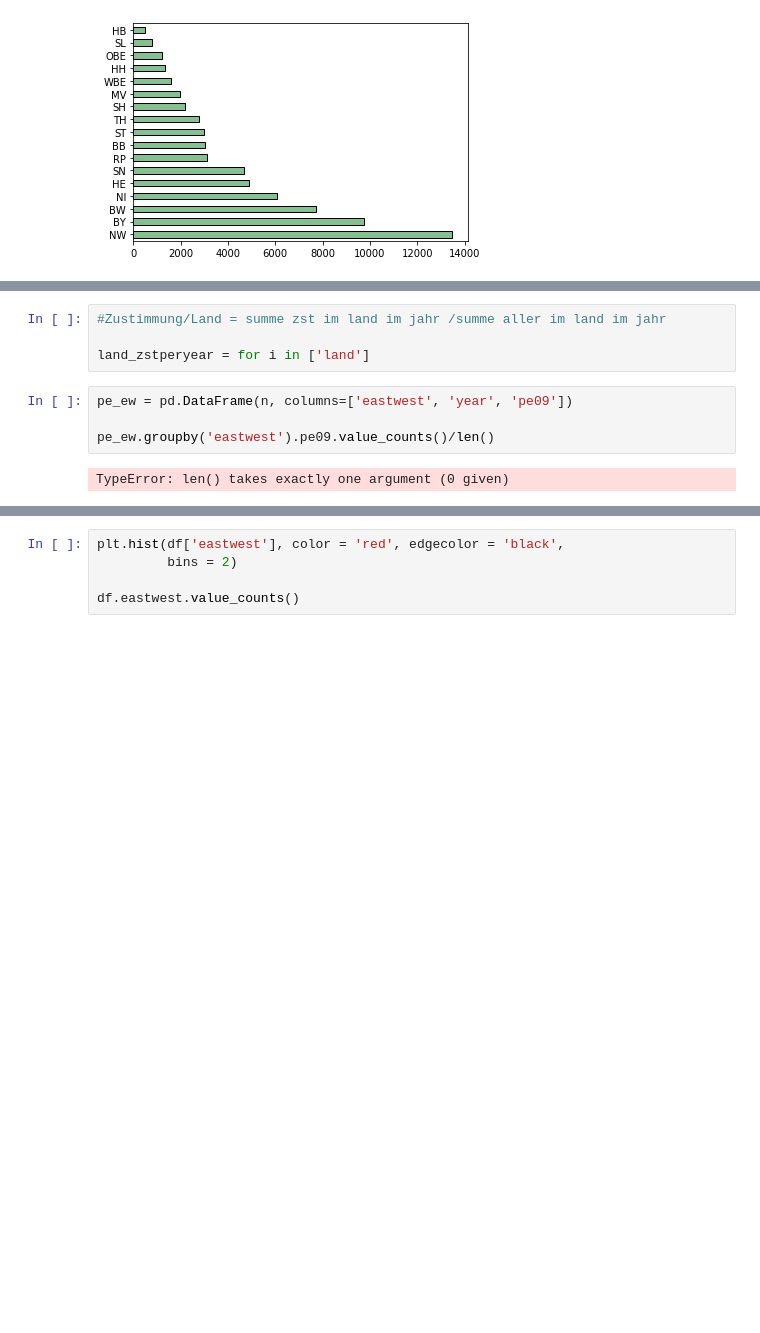
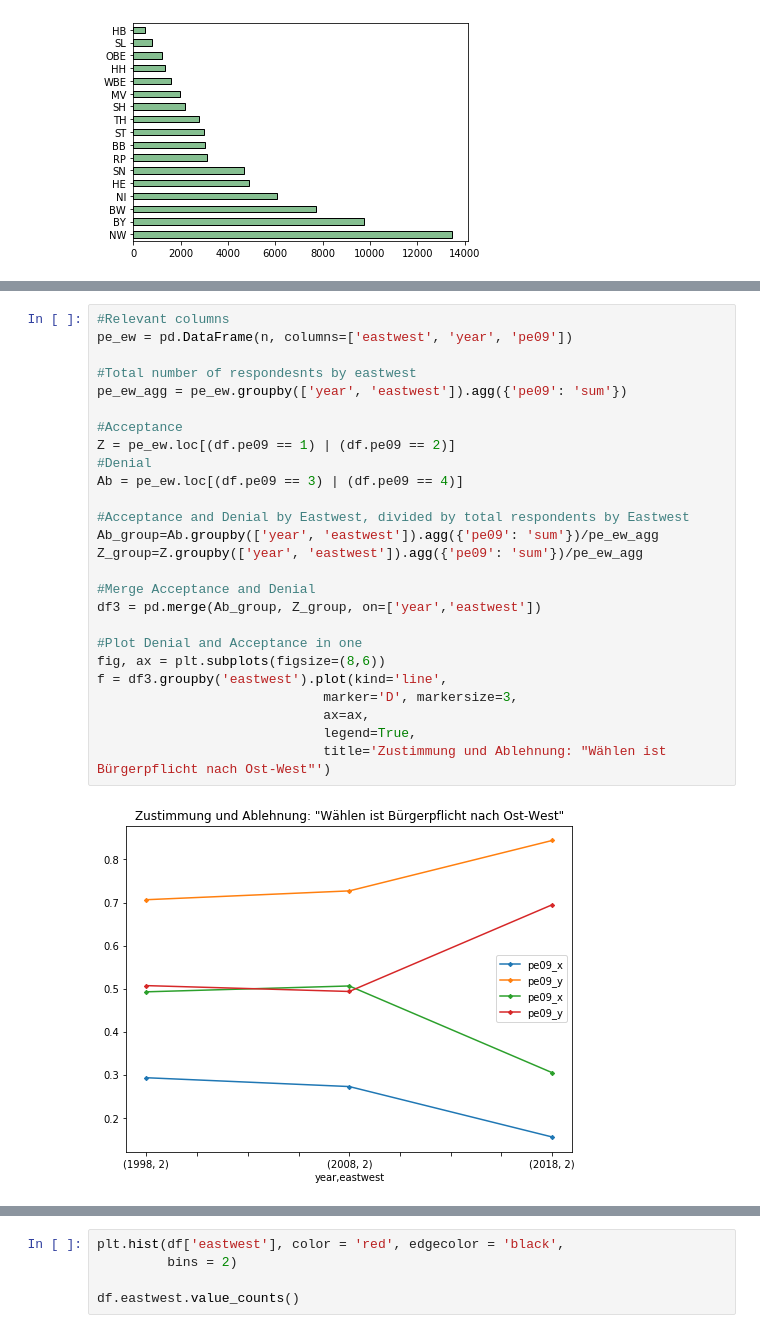
Before and after one commit to grasshoff/philhistcomp, a Jupyter notebook: projects/project_regiobelief/regiobelief_v1.ipynb, the cells around one changed output, grey strips where cells are left out. Saved outputs shown, nothing was run; the diff lists cells and outputs as text; blank space fills up the shorter version.

```diff
--- a/projects/project_regiobelief/regiobelief_v1.ipynb
+++ b/projects/project_regiobelief/regiobelief_v1.ipynb
@@ -145,13 +156,31 @@ f = b2.groupby('land').plot(kind='line',
                              title='Zustimmung: "Wählen ist Bürgerpflicht"')
 # %% [output]
 [figure]
-# %%
-#Zustimmung/Land = summe zst im land im jahr /summe aller im land im jahr
-
-land_zstperyear = for i in ['land']
-# %%
-pe_ew = pd.DataFrame(n, columns=['eastwest', 'year', 'pe09'])
-
-pe_ew.groupby('eastwest').pe09.value_counts()/len()
-# %% [output]
-TypeError: len() takes exactly one argument (0 given)
+# %%
+#Relevant columns
+pe_ew = pd.DataFrame(n, columns=['eastwest', 'year', 'pe09'])
+
+#Total number of respondesnts by eastwest
+pe_ew_agg = pe_ew.groupby(['year', 'eastwest']).agg({'pe09': 'sum'})
+
+#Acceptance
+Z = pe_ew.loc[(df.pe09 == 1) | (df.pe09 == 2)]
+#Denial
+Ab = pe_ew.loc[(df.pe09 == 3) | (df.pe09 == 4)]
+
+#Acceptance and Denial by Eastwest, divided by total respondents by Eastwest
+Ab_group=Ab.groupby(['year', 'eastwest']).agg({'pe09': 'sum'})/pe_ew_agg
+Z_group=Z.groupby(['year', 'eastwest']).agg({'pe09': 'sum'})/pe_ew_agg
+
+#Merge Acceptance and Denial
+df3 = pd.merge(Ab_group, Z_group, on=['year','eastwest'])
+
+#Plot Denial and Acceptance in one
+fig, ax = plt.subplots(figsize=(8,6))
+f = df3.groupby('eastwest').plot(kind='line',
+                             marker='D', markersize=3,
+                             ax=ax,
+                             legend=True,
+                             title='Zustimmung und Ablehnung: "Wählen ist Bürgerpflicht nach Ost-West"')
+# %% [output]
+[figure, added]
```
Also changed, not shown: parts of 9 cells of this notebook.
